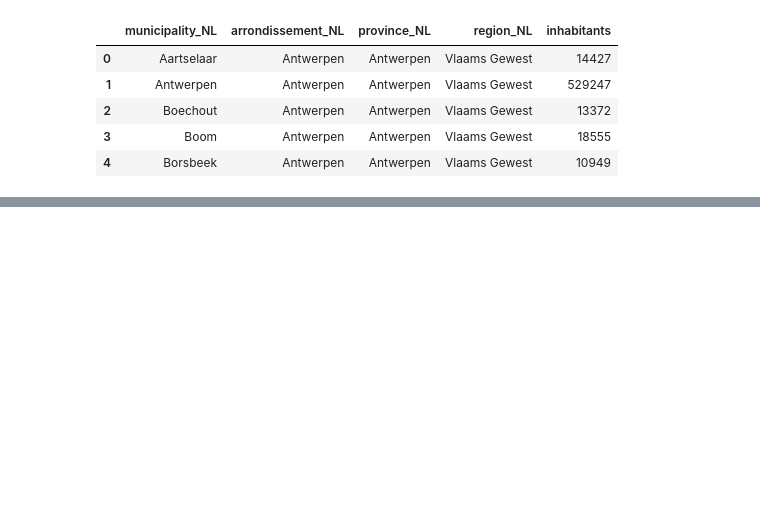
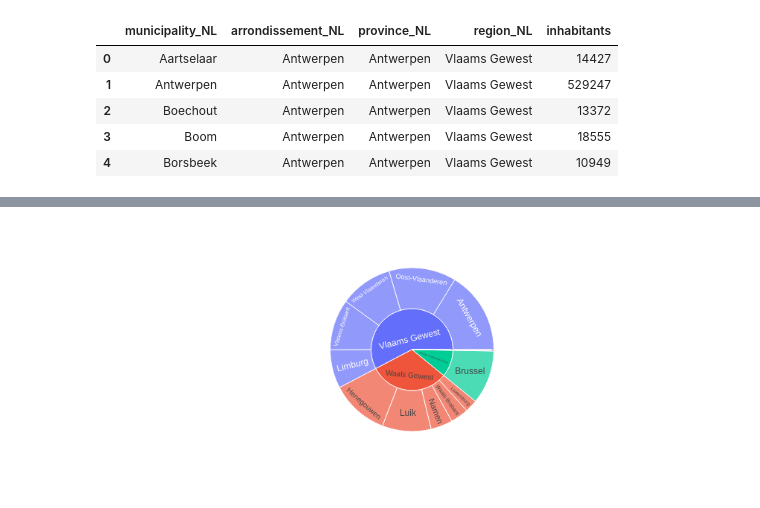
Before and after one commit to NielsPraet/DVAI-ex1, a Jupyter notebook: main.ipynb, the cells around one changed output, grey strips where cells are left out. Cells and saved outputs as stored; diff of their text form; code cells hidden in the pictures; blank space fills up the shorter version.

```diff
--- a/main.ipynb
+++ b/main.ipynb
@@ -13,6 +13,9 @@ df.head()
 # %%
 columns = ["municipality_NL", "arrondissement_NL", "province_NL", "region_NL", "inhabitants"]
 
+# Fill empty label with more meaningful name
+df.loc[df['region_NL'] == "Brussels Hoofdstedelijk Gewest", "province_NL"] = "Brussel"
+
 df = df[columns]
 df.head()
 # %% [output]
@@ -30,0 +36,7 @@ fig.show()
+# %%
+
+
+fig = px.sunburst(df, path=['region_NL', 'province_NL'], values='inhabitants')
+fig.show()
+# %% [output]
+[figure, added]
```
Also changed, not shown: parts of 2 cells of this notebook.
